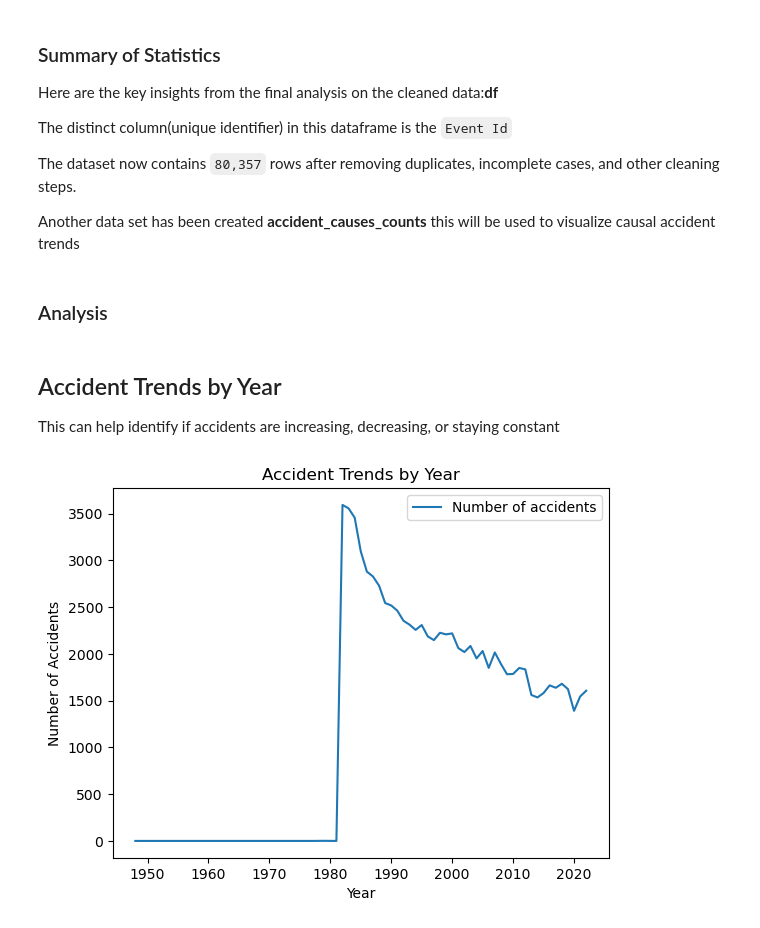
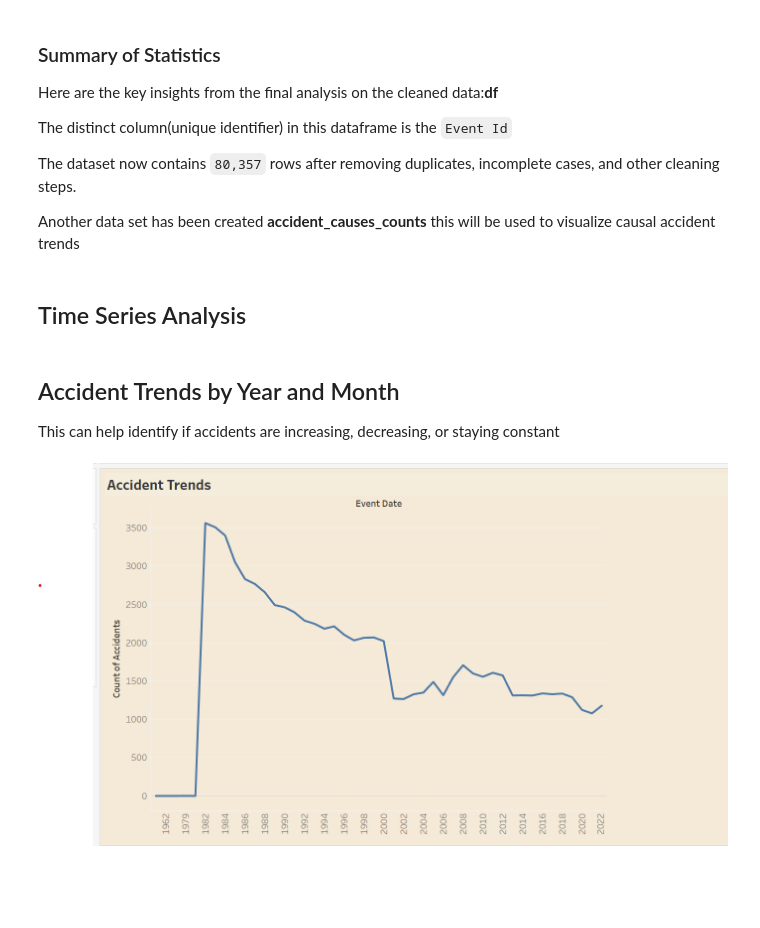
Before and after one commit to She-LoyceTsuma/dsc-phase-1-project-v3, a Jupyter notebook: student.ipynb, the cells around one changed output. Cells and saved outputs as stored; diff of their text form; code cells hidden in the pictures; blank space fills up the shorter version.

```diff
--- a/student.ipynb
+++ b/student.ipynb
@@ -251,30 +259,11 @@ Another data set has been created **accident_causes_counts** this will be used t
 df.to_csv('cleaned_aviation.csv',index = False)
 accident_causes_counts.to_csv('accident_causes.csv',index = False)
 # %% [markdown]
-### Analysis
+## Time Series Analysis
 # %% [markdown]
-## Accident Trends by Year
+## Accident Trends by Year and Month
 This can help identify if accidents are increasing, decreasing, or staying constant
-# %%
-# Extracting year from Date Time Values
-
-df['Year'] = df['Event Date'].dt.year
-
-# Count number of accidents for each year
-
-df_year = df.groupby('Year').size().reset_index(name='Number of accidents')
-
-# Sort by year
-df_year = df_year.sort_values('Year')
-# Create line plot
-df_year.plot(kind='line', x='Year', y='Number of accidents')
-
-# Set title and labels
-plt.title('Accident Trends by Year')
-plt.xlabel('Year')
-plt.ylabel('Number of Accidents')
-
-# Show plot
-plt.show();
-# %% [output]
-[figure, removed]
+# %%
+Image(filename=r"C:\Users\FLEX 5\Pictures\Screenshots\year trend.png", width=800, height=300)
+# %% [output]
+[figure, added]
```
Also changed, not shown: parts of 23 cells of this notebook.
